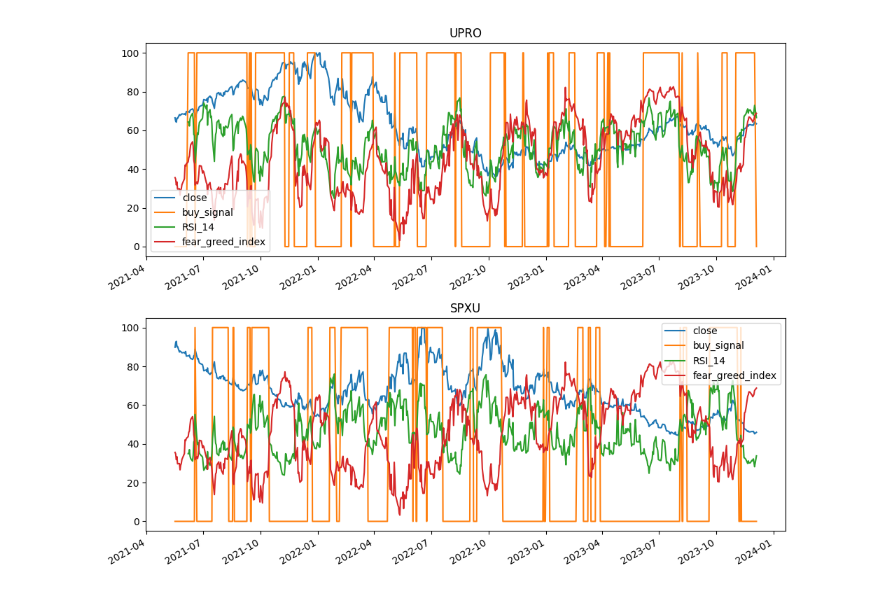
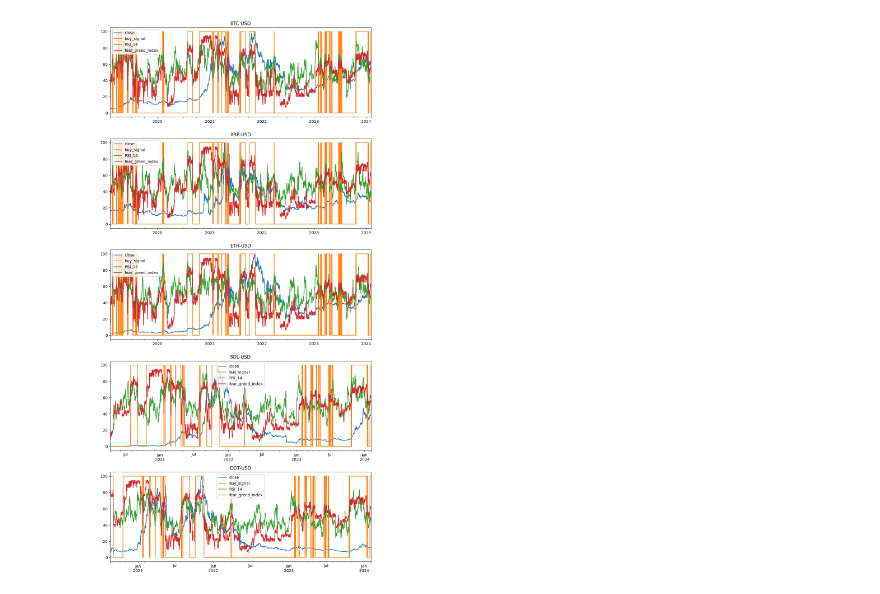
Before and after one commit to daneisburgh/invaas, a Jupyter notebook: notebooks/crypto-etf-test.ipynb, the cells around one changed output. Drawn from its saved outputs; the diff is of its cells as text; code cells hidden in the pictures.

Commit message:
chore: update crypto etf test notebook

```diff
--- a/notebooks/crypto-etf-test.ipynb
+++ b/notebooks/crypto-etf-test.ipynb
@@ -17,20 +17,17 @@ pd.options.display.max_rows = 100
 import notebook_utils
 # %%
 products = {
-    # "crypto": [
-    #     "BTC-USD",
-    #     "ETH-USD",
-    #     "SOL-USD",
-    #     "XRP-USD",
-    #     "ADA-USD",
-    #     "AVAX-USD",
-    #     "LINK-USD",
-    #     "DOT-USD",
-    # ],
+    "crypto": [
+        "BTC-USD",
+        "ETH-USD",
+        "SOL-USD",
+        "XRP-USD",
+        "DOT-USD",
+    ],
     # "stock": ["GBTC", "TQQQ"],
     # "stock": ["GBTC", "TQQQ", "SQQQ"],
     # "stock": ["TQQQ", "SQQQ"],
-    "stock": ["UPRO", "SPXU"],
+    # "stock": ["UPRO", "SPXU"],
 }
 
 
@@ -226,38 +226,39 @@ for product_index, product_id in enumerate(df_final.product_id.unique()):
 
     df_history = (
         df_history1
         # .join(df_history2, how="outer")
         .join(df_history3, how="outer")
         # .join(df_history4, how="outer")
         # .join(df_history5, how="outer")
     )
     # df_history = history_dfs[product_id]
     # row.RSI_14 >= row.fear_greed_index_max_14 or (row.RSI_14 >= 50 and row.fear_greed_index >= 50)
     df_history["buy_signal"] = (
-        (df_history[f"RSI_{days}"] >= df_history[f"fear_greed_index_max_14"])
-        | ((df_history[f"RSI_{days}"] >= 50) & (df_history[f"fear_greed_index_min_14"] >= 60))
-        # (df_history[f"RSI_{days}"] >= (100 - df_history[f"fear_greed_index_max_{days}"]))
-        # ((df_history[f"RSI_{days}"] >= 50) & ((100 - df_history["fear_greed_index_min_14"]) >= 60))
+        (df_history["fear_greed_index"] >= 60)
+        # (df_history[f"RSI_{days}"] >= df_history[f"fear_greed_index_max_14"])
+        # | ((df_history[f"RSI_{days}"] >= 50) & (df_history[f"fear_greed_index_min_14"] >= 60))
+        # # (df_history[f"RSI_{days}"] >= (100 - df_history[f"fear_greed_index_max_{days}"]))
+        # # ((df_history[f"RSI_{days}"] >= 50) & ((100 - df_history["fear_greed_index_min_14"]) >= 60))
     ).replace({True: 100, False: 0})
 
     df_history[
         [
             "close",
             "buy_signal",
             f"RSI_{days}",
             "fear_greed_index",
             # f"fear_greed_index_max_{days}",
             # f"fear_greed_index_min_{days}",
         ]
     ].plot(ax=ax_index)
 
     ax_index.set_title(product_id)
 
 plt.legend()
 plt.tight_layout()
 plt.show()
 # %% [output]
-[figure, old version]
+[figure, new version]
 # %%
 fee_pct = 0
 p_keep = 1 - (fee_pct / 2 / 100)
```
Also changed, not shown: parts of 2 cells of this notebook.
